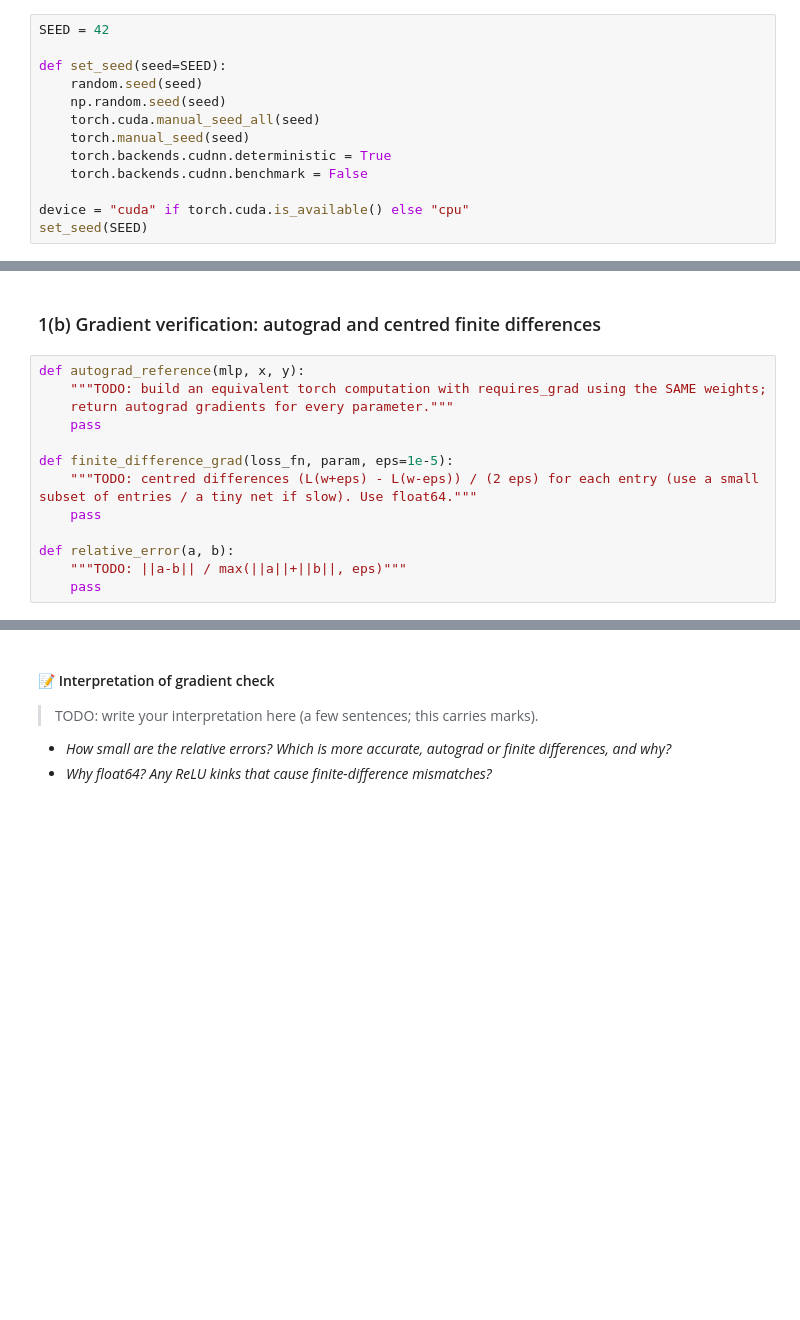
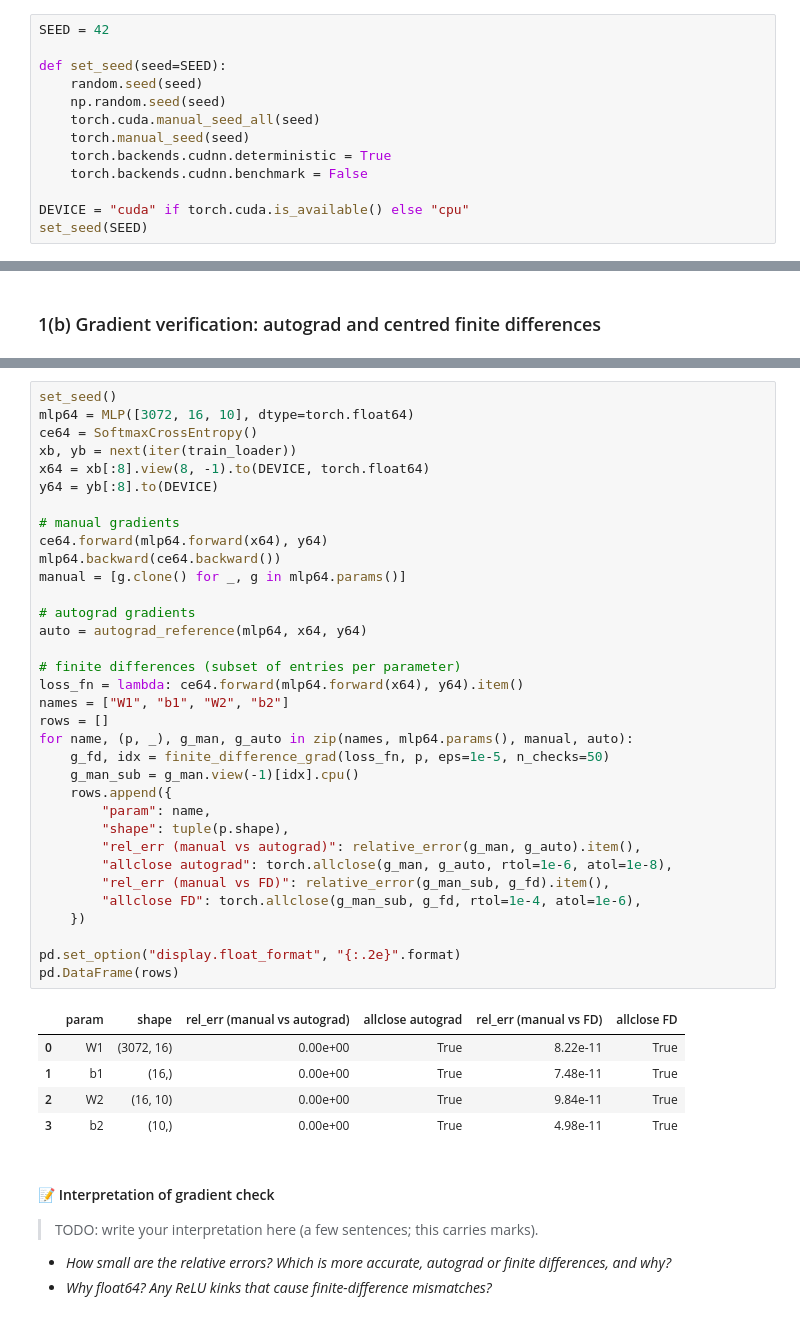
Before and after one commit to Sulojan2027/Vision_Coursework, a Jupyter notebook: Sem07_Deep_Learning_for_Vision/Assignment_2/assignment_2_cnn.ipynb, the cells around one changed output, grey strips where cells are left out. Saved outputs shown, nothing was run; the diff lists cells and outputs as text; blank space fills up the shorter version.

```diff
--- a/Sem07_Deep_Learning_for_Vision/Assignment_2/assignment_2_cnn.ipynb
+++ b/Sem07_Deep_Learning_for_Vision/Assignment_2/assignment_2_cnn.ipynb
@@ -47,7 +48,7 @@ def set_seed(seed=SEED):
     torch.backends.cudnn.deterministic = True
     torch.backends.cudnn.benchmark = False
 
-device = "cuda" if torch.cuda.is_available() else "cpu"
+DEVICE = "cuda" if torch.cuda.is_available() else "cpu"
 set_seed(SEED)
 # %%
 drive.mount('/content/drive', force_remount=True)
@@ -280,15 +276,2 @@ class MLP:
 # %% [markdown]
 ### 1(b) Gradient verification: autograd and centred finite differences
-# %%
-def autograd_reference(mlp, x, y):
-    """TODO: build an equivalent torch computation with requires_grad using the SAME weights;
-    return autograd gradients for every parameter."""
-    pass
-
-def finite_difference_grad(loss_fn, param, eps=1e-5):
-    """TODO: centred differences (L(w+eps) - L(w-eps)) / (2 eps) for each entry (use a small subset of entries / a tiny net if slow). Use float64."""
-    pass
-
-def relative_error(a, b):
-    """TODO: ||a-b|| / max(||a||+||b||, eps)"""
-    pass
@@ -300,3 +309,43 @@ def relative_error(a, b):
+# %%
+set_seed()
+mlp64 = MLP([3072, 16, 10], dtype=torch.float64)
+ce64 = SoftmaxCrossEntropy()
+xb, yb = next(iter(train_loader))
+x64 = xb[:8].view(8, -1).to(DEVICE, torch.float64)
+y64 = yb[:8].to(DEVICE)
+
+# manual gradients
+ce64.forward(mlp64.forward(x64), y64)
+mlp64.backward(ce64.backward())
+manual = [g.clone() for _, g in mlp64.params()]
+
+# autograd gradients
+auto = autograd_reference(mlp64, x64, y64)
+
+# finite differences (subset of entries per parameter)
+loss_fn = lambda: ce64.forward(mlp64.forward(x64), y64).item()
+names = ["W1", "b1", "W2", "b2"]
+rows = []
+for name, (p, _), g_man, g_auto in zip(names, mlp64.params(), manual, auto):
+    g_fd, idx = finite_difference_grad(loss_fn, p, eps=1e-5, n_checks=50)
+    g_man_sub = g_man.view(-1)[idx].cpu()
+    rows.append({
+        "param": name,
+        "shape": tuple(p.shape),
+        "rel_err (manual vs autograd)": relative_error(g_man, g_auto).item(),
+        "allclose autograd": torch.allclose(g_man, g_auto, rtol=1e-6, atol=1e-8),
+        "rel_err (manual vs FD)": relative_error(g_man_sub, g_fd).item(),
+        "allclose FD": torch.allclose(g_man_sub, g_fd, rtol=1e-4, atol=1e-6),
+    })
+
+pd.set_option("display.float_format", "{:.2e}".format)
+pd.DataFrame(rows)
+# %% [output]
+|  | param | shape | rel_err (manual vs autograd) | allclose autograd | rel_err (manual vs FD) | allclose FD |
+| 0 | W1 | (3072, 16) | 0.00e+00 | True | 8.22e-11 | True |
+| 1 | b1 | (16,) | 0.00e+00 | True | 7.48e-11 | True |
+| 2 | W2 | (16, 10) | 0.00e+00 | True | 9.84e-11 | True |
+| 3 | b2 | (10,) | 0.00e+00 | True | 4.98e-11 | True |
 # %% [markdown]
 #### 📝 Interpretation of gradient check
 
```
Also changed, not shown: parts of 9 cells of this notebook.
